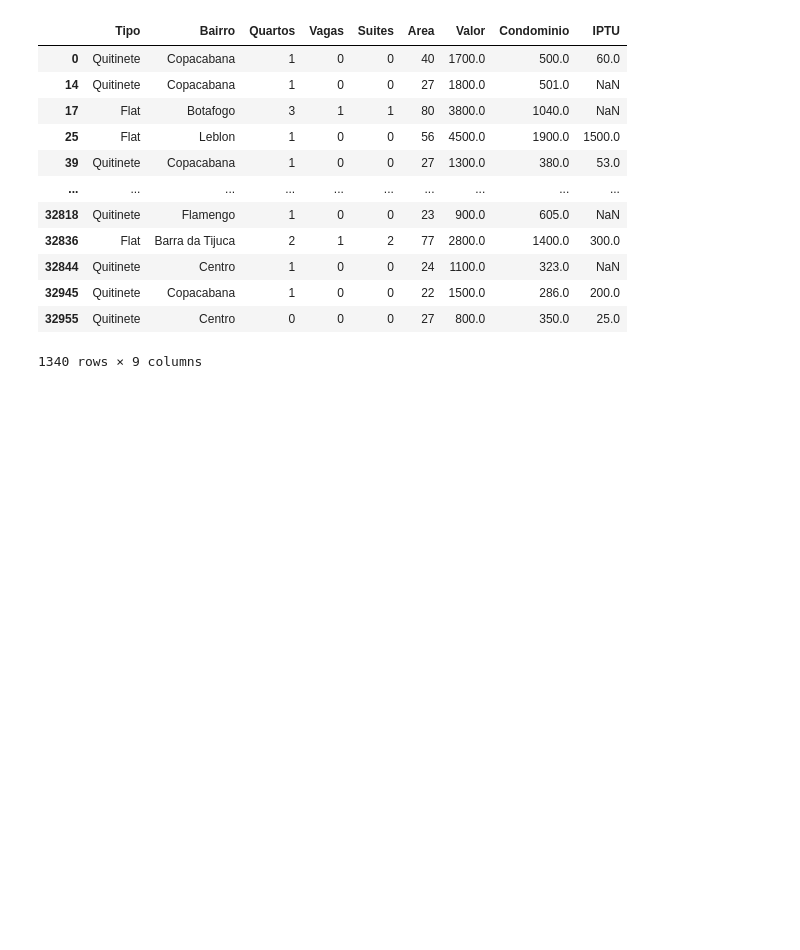
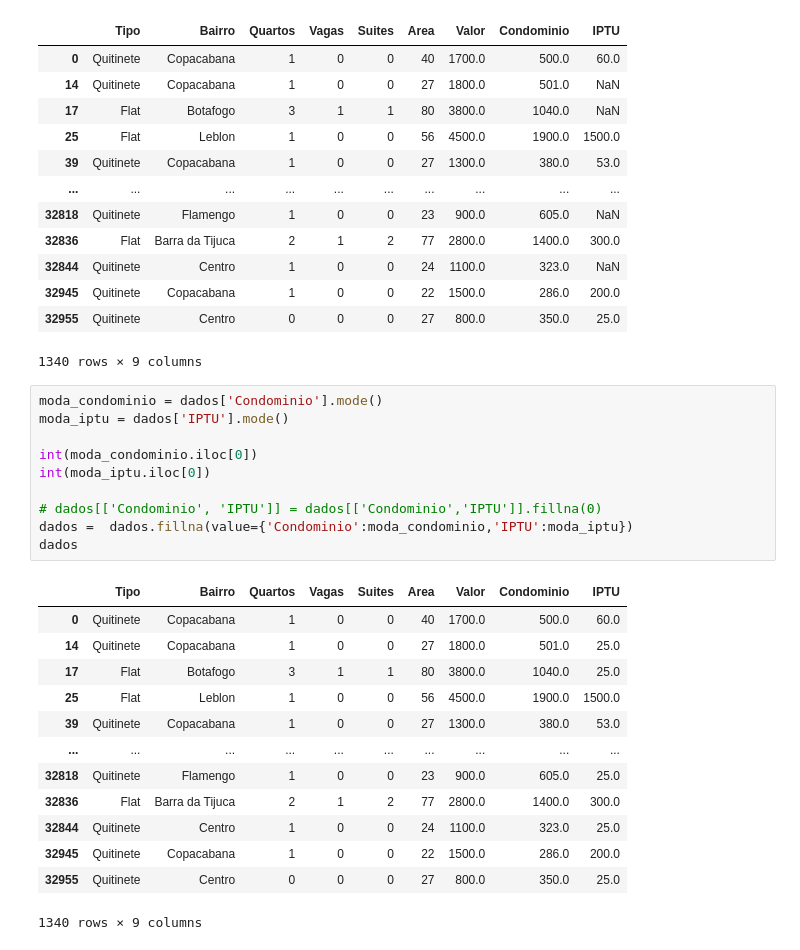
Before and after one commit to biancacordebello/AnaliseExploratoriaDados, a Jupyter notebook: analise_exploratoria.ipynb, the cells around one changed output. Cells and saved outputs as stored; diff of their text form; blank space fills up the shorter version.

```diff
--- a/analise_exploratoria.ipynb
+++ b/analise_exploratoria.ipynb
@@ -118,3 +76,27 @@ dados
 | 32945 | Quitinete | Copacabana | 1 | 0 | 0 | 22 | 1500.0 | 286.0 | 200.0 |
 | 32955 | Quitinete | Centro | 0 | 0 | 0 | 27 | 800.0 | 350.0 | 25.0 |
 1340 rows × 9 columns
+# %%
+moda_condominio = dados['Condominio'].mode()
+moda_iptu = dados['IPTU'].mode()
+
+int(moda_condominio.iloc[0])
+int(moda_iptu.iloc[0])
+
+# dados[['Condominio', 'IPTU']] = dados[['Condominio','IPTU']].fillna(0)
+dados =  dados.fillna(value={'Condominio':moda_condominio,'IPTU':moda_iptu})
+dados
+# %% [output]
+|  | Tipo | Bairro | Quartos | Vagas | Suites | Area | Valor | Condominio | IPTU |
+| 0 | Quitinete | Copacabana | 1 | 0 | 0 | 40 | 1700.0 | 500.0 | 60.0 |
+| 14 | Quitinete | Copacabana | 1 | 0 | 0 | 27 | 1800.0 | 501.0 | 25.0 |
+| 17 | Flat | Botafogo | 3 | 1 | 1 | 80 | 3800.0 | 1040.0 | 25.0 |
+| 25 | Flat | Leblon | 1 | 0 | 0 | 56 | 4500.0 | 1900.0 | 1500.0 |
+| 39 | Quitinete | Copacabana | 1 | 0 | 0 | 27 | 1300.0 | 380.0 | 53.0 |
+| ... | ... | ... | ... | ... | ... | ... | ... | ... | ... |
+| 32818 | Quitinete | Flamengo | 1 | 0 | 0 | 23 | 900.0 | 605.0 | 25.0 |
+| 32836 | Flat | Barra da Tijuca | 2 | 1 | 2 | 77 | 2800.0 | 1400.0 | 300.0 |
+| 32844 | Quitinete | Centro | 1 | 0 | 0 | 24 | 1100.0 | 323.0 | 25.0 |
+| 32945 | Quitinete | Copacabana | 1 | 0 | 0 | 22 | 1500.0 | 286.0 | 200.0 |
+| 32955 | Quitinete | Centro | 0 | 0 | 0 | 27 | 800.0 | 350.0 | 25.0 |
+1340 rows × 9 columns
```
Also changed, not shown: parts of 5 cells of this notebook, 1 other file.
